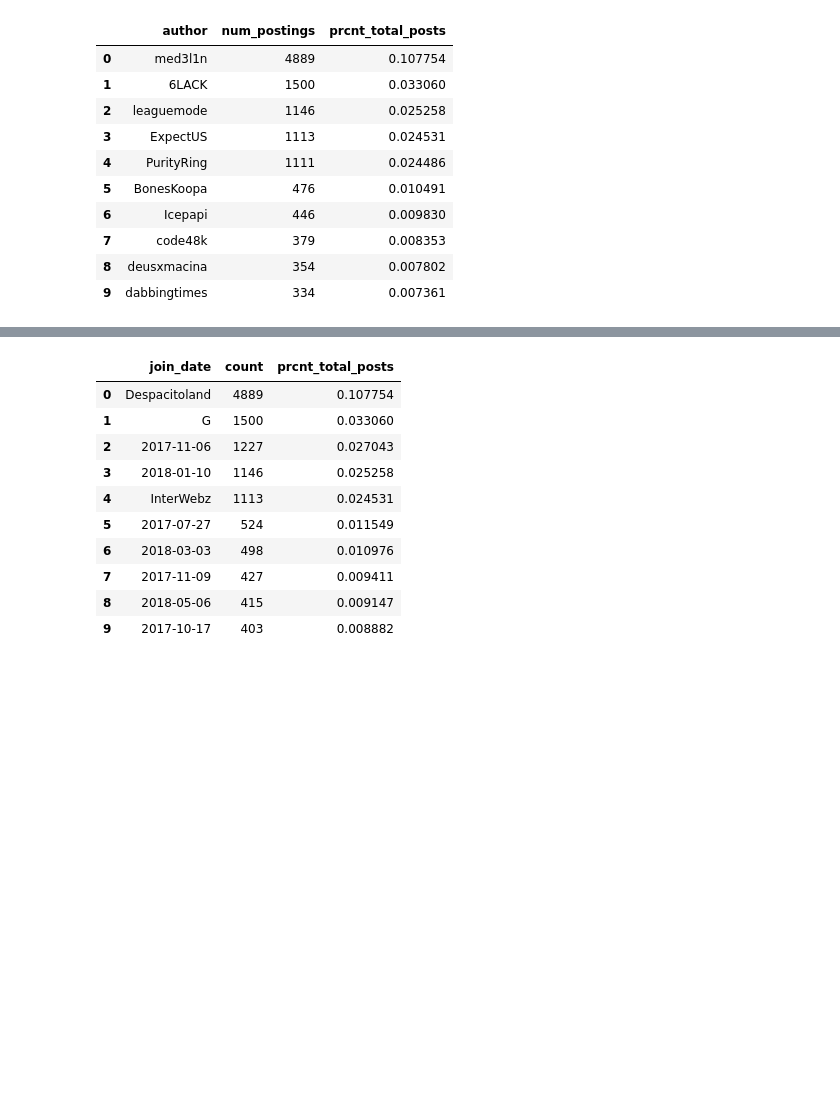
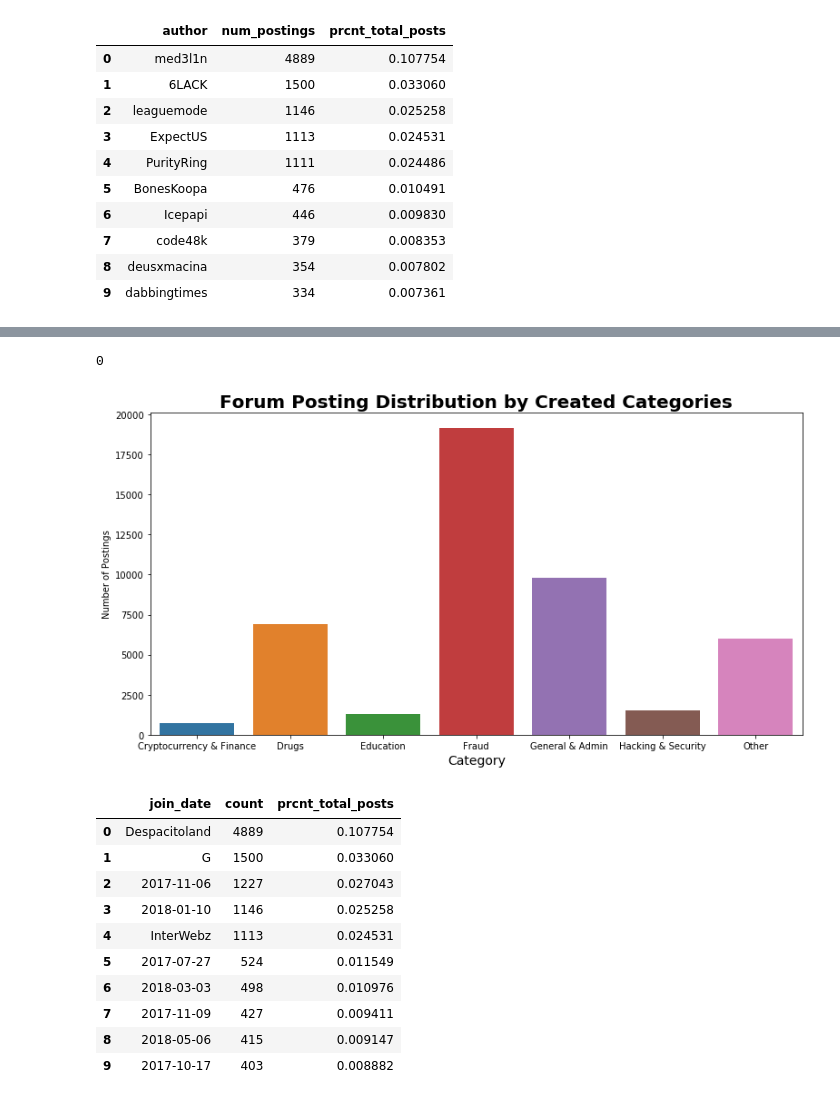
Before and after one commit to Morgan-Sell/darknet-economics, a Jupyter notebook: wallstreet_feat_eng_eda.ipynb, the cells around one changed output, grey strips where cells are left out. Saved outputs shown, nothing was run; the diff lists cells and outputs as text; code cells hidden in the pictures; blank space fills up the shorter version.

```diff
--- a/wallstreet_feat_eng_eda.ipynb
+++ b/wallstreet_feat_eng_eda.ipynb
@@ -121,0 +119,31 @@ wall_subforums.head(15)
+# %%
+fraud= ['Fraud', 'Carding Stuff', 'Scamwatch', 'Counterfeits', 'Wanted - Carding, Fraud & Related',]
+general_admin = [ 'General Questions', 'Introductions', 'Announcements', 'Feature Request']
+hacking_security = ['Software & Malware', 'Bug Reports', 'Scamwatch', 'Security & Hosting', 'Opsec']
+drugs = ['Cannabis', 'Counterfeits', 'Stimulants', 'Psychedelics', 'MDMA', 'Ecstasy', 'Benzos', 'Dissociatives', 'Wanted - Drugs & Related',  'Steroids', 'Research Chemicals', 'Drug safety', 'Opiates', 'Kratom']
+education = ['Guides & Tutorials',  'Reading club', 'Ebooks']
+crypto_finance = ['Bitcoin & Multisig', 'Finances']
+other = ['Sports', 'Jewelry & Gold', 'LE Watch & Arrest Reports', 'Funny & Jokes', 'Jewelry & Gold',  'Off-Topic', 'Hardware']
+# %%
+def categorize_subforum(sub):
+    if sub in fraud:
+        group = 'Fraud'
+    elif sub in general_admin:
+        group = 'General & Admin'
+    elif sub in hacking_security:
+        group = 'Hacking & Security'
+    elif sub in drugs:
+        group = 'Drugs'
+    elif sub in education:
+        group = 'Education'
+    elif sub in crypto_finance:
+        group = 'Cryptocurrency & Finance'
+    else:
+        group = 'Other'
+    return group
+# %%
+wall_subforums['category'] = wall_subforums['subforum'].apply(categorize_subforum)
+subforums_category_grpd = wall_subforums.groupby('category').agg(sum)
+
+categories_grpd = pd.DataFrame(subforums_category_grpd).reset_index()
+categories_grpd
@@ -122,3 +159,20 @@ wall_subforums.head(15)
+# %%
+# Confirm that it equals 0.
+sum(categories_grpd['num_postings']) - len(wallstreet)
+# %% [output]
+0
+# %%
+g, ax = plt.subplots(figsize=(11,6))
+
+ax = sns.barplot(data=categories_grpd, x='category', y='num_postings')
+ax.set_title('Forum Posting Distribution by Created Categories', fontsize=20, fontweight='bold')
+ax.set_xlabel('Category', fontsize=14)
+ax.set_ylabel('Number of Postings')
+
+plt.tight_layout();
+plt.savefig('img/posting_distribution.png', bbox_inches='tight')
+# %% [output]
+[figure, added]
 # %%
 wall_joindate = pd.DataFrame(wallstreet['postAuthorJoinDate'].value_counts()).reset_index()
 wall_joindate.columns = ['join_date','count']
```
Also changed, not shown: parts of 5 cells of this notebook, 6 other files.
